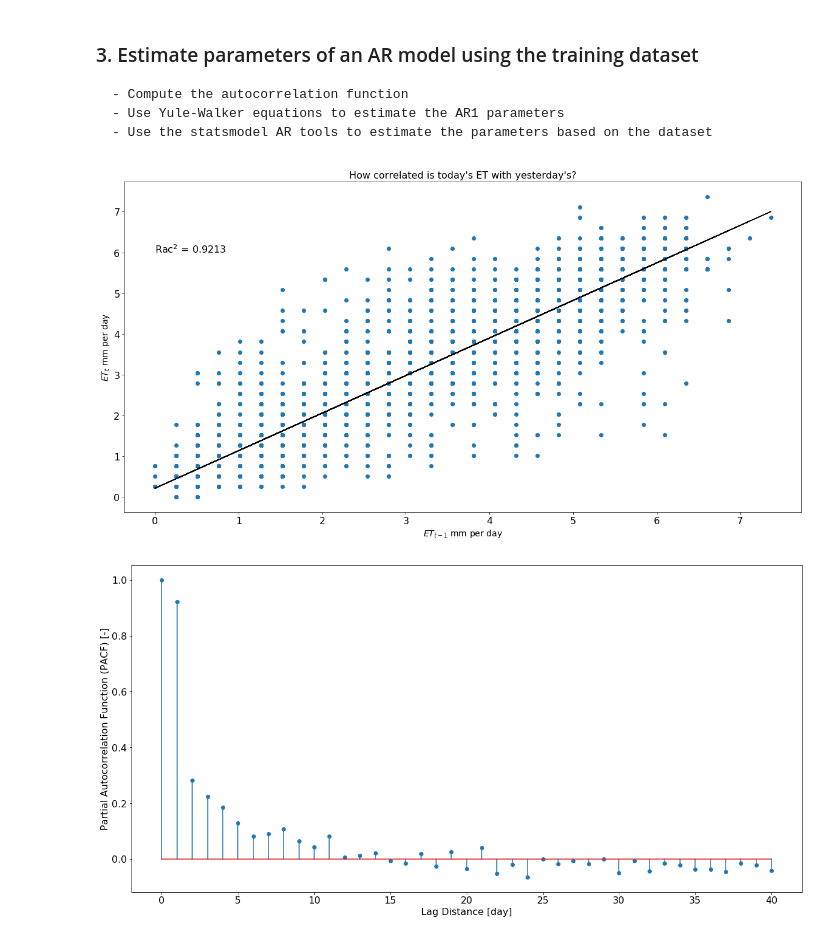
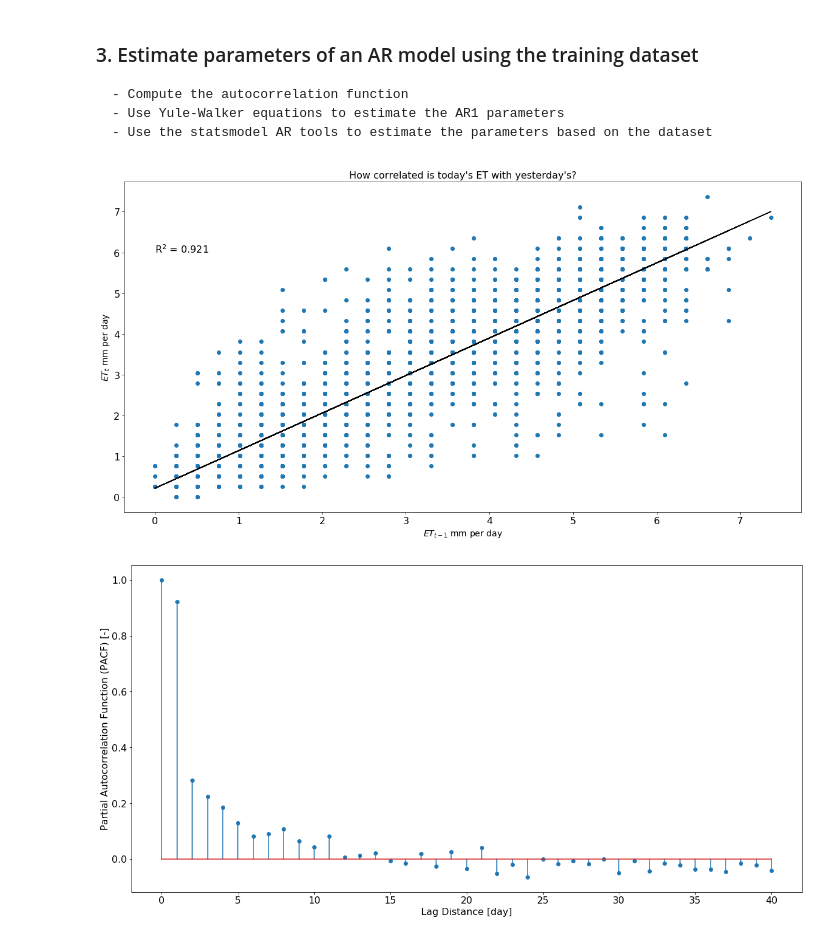
Before and after one commit to curtiscrandall/GEOS_518, a Jupyter notebook: Assignments/Assignment_2.ipynb, the cells around one changed output. Drawn from its saved outputs; the diff is of its cells as text; code cells hidden in the pictures.

```diff
--- a/Assignments/Assignment_2.ipynb
+++ b/Assignments/Assignment_2.ipynb
@@ -77,28 +76,28 @@ ETt = pd.Series(df_train['ET'].values,df_train['Date'].values)
 # %%
 # Autocorrelation coeffecient (AF)
 ETt   = ET[1:-1]
 ETtm1 = ET[0:-2]
 
 # stats
 R = np.corrcoef(ETtm1,ETt)
 R[1,0]
 
 # trend
 z = np.polyfit(ETtm1, ETt, 1)
 p = np.poly1d(z)
 # plot AF
 plt.figure(figsize=(20,10))
 plt.plot(ETtm1,ETt,'o')
 plt.plot(ETtm1,p(ETtm1),color="black")
 plt.title('How correlated is today\'s ET with yesterday\'s?',fontsize=16)
 plt.xlabel('$ET_{t-1}$ mm per day',fontsize=14)
 plt.ylabel('$ET_t$ mm per day',fontsize=14)
 ax = plt.gca()
 ax.tick_params('both',labelsize=16)
-ax.annotate('Rac${}^2$ = %.4f'%R[0,1], xy=(0,6), fontsize=16)
+ax.annotate('R${}^2$ = %.3f'%R[0,1], xy=(0,6), fontsize=16)
 plt.show()
 # %% [output]
-[figure, old version]
+[figure, new version]
 # %%
 # Partial Autocorrelation (PACF)
 # Different from the autocorrelation function (AF) which doesn't account for data lags
```
Also changed, not shown: parts of 10 cells of this notebook.
